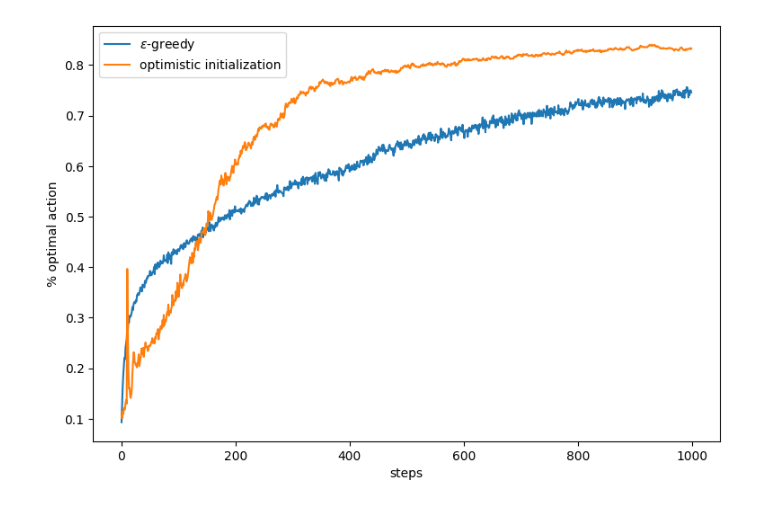
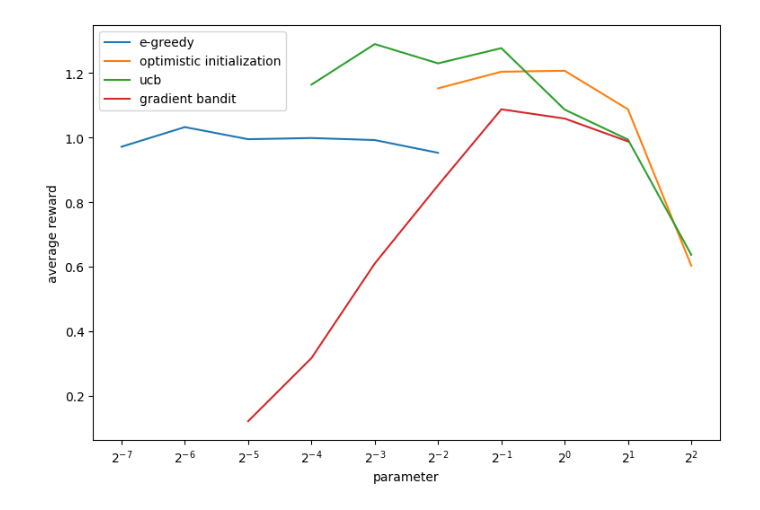
Before and after one commit to vikramostrander/uva-rl, a Jupyter notebook: hw1.ipynb, the cells around one changed output. Cells and saved outputs as stored; diff of their text form; code cells hidden in the pictures.

```diff
--- a/hw1.ipynb
+++ b/hw1.ipynb
@@ -57,7 +93,6 @@ class UCBAgent:
 # run tests
 def run(agents):
     rewards = np.zeros((len(agents), NUM_OF_STEPS))
-    optimal = np.zeros((len(agents), NUM_OF_STEPS))
     for i, agent in enumerate(agents):
         env = KArmedBandit()
         for step in np.arange(NUM_OF_STEPS):
@@ -65,5 +100,4 @@ def run(agents):
             reward = env.step(action)
             agent.learn(action, reward)
             rewards[i, step] = reward
-            optimal[i, step] = (action == env.optimal_choice)
-    return rewards, optimal
+    return rewards
@@ -76,17 +104,39 @@ optimal = np.asarray([result[1] for result in results])
+# %%
+# generate results
+greedy_params = np.arange(-7, -1)
+initial_params = np.arange(-2, 3)
+ucb_params = np.arange(-4, 3)
+gradient_params = np.arange(-5, 2)
+
+greedy_agents = [GreedyAgent(epsilon = 2.0**p) for p in greedy_params]
+initial_agents = [InitialAgent(initial = 2.0**p) for p in initial_params]
+ucb_agents = [UCBAgent(c = 2.0**p) for p in ucb_params]
+gradient_agents = [GradAgent(alpha = 2.0**p) for p in gradient_params]
+
+greedy_rewards = Parallel(n_jobs=6)(delayed(partial(run, greedy_agents))() for _ in range(NUM_OF_RUNS))
+initial_rewards = Parallel(n_jobs=6)(delayed(partial(run, initial_agents))() for _ in range(NUM_OF_RUNS))
+ucb_rewards = Parallel(n_jobs=6)(delayed(partial(run, ucb_agents))() for _ in range(NUM_OF_RUNS))
+gradient_rewards = Parallel(n_jobs=6)(delayed(partial(run, gradient_agents))() for _ in range(NUM_OF_RUNS))
 # %%
-# generate figure 2.3
-avg_rewards = np.mean(rewards, axis=0)
-avg_optimal = np.mean(optimal, axis=0)
+# generate figure 2.6
+avg_greedy_rewards = np.mean(np.mean(greedy_rewards, axis=0), axis=1)
+avg_initial_rewards = np.mean(np.mean(initial_rewards, axis=0), axis=1)
+avg_ucb_rewards = np.mean(np.mean(ucb_rewards, axis=0), axis=1)
+avg_gradient_rewards = np.mean(np.mean(gradient_rewards, axis=0), axis=1)
 
 plt.figure(figsize=(9, 6))
 
-plt.plot(avg_optimal[0], label='e-greedy')
-plt.plot(avg_optimal[1], label='optimistic initialization')
+plt.plot(greedy_params, avg_greedy_rewards, label='e-greedy')
+plt.plot(initial_params, avg_initial_rewards, label='optimistic initialization')
+plt.plot(ucb_params, avg_ucb_rewards, label='ucb')
+plt.plot(gradient_params, avg_gradient_rewards, label='gradient bandit')
 
-plt.xlabel('steps')
-plt.ylabel('% optimal action')
+params = np.arange(-7, 3)
+plt.xticks(params, [f'$2^{{{p}}}$' for p in params])
+plt.xlabel('parameter')
+plt.ylabel('average reward')
 plt.legend()
 
 plt.show()
 # %% [output]
-[figure, old version]
+[figure, new version]
```
Also changed, not shown: parts of 6 cells of this notebook, 2 other files.
